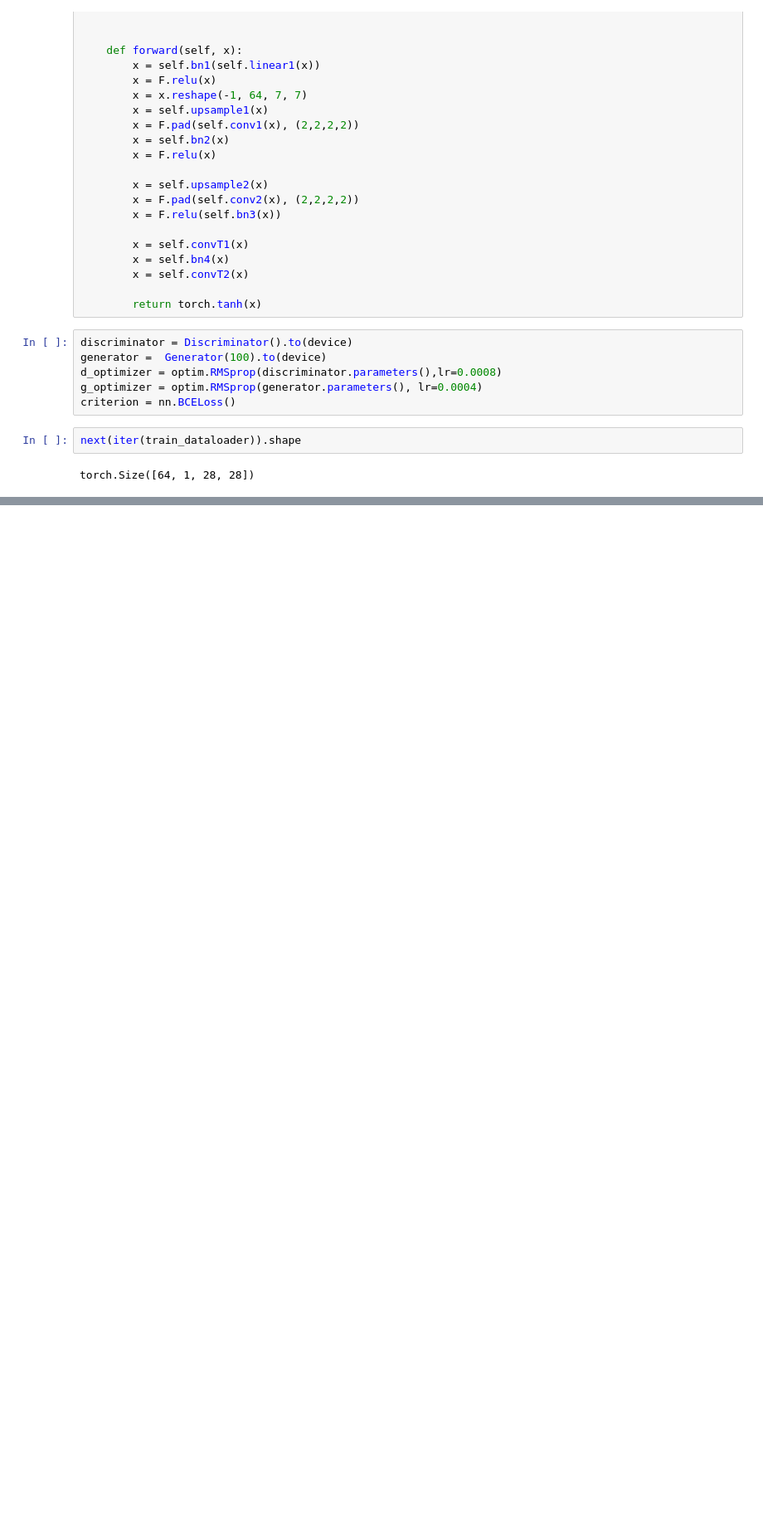
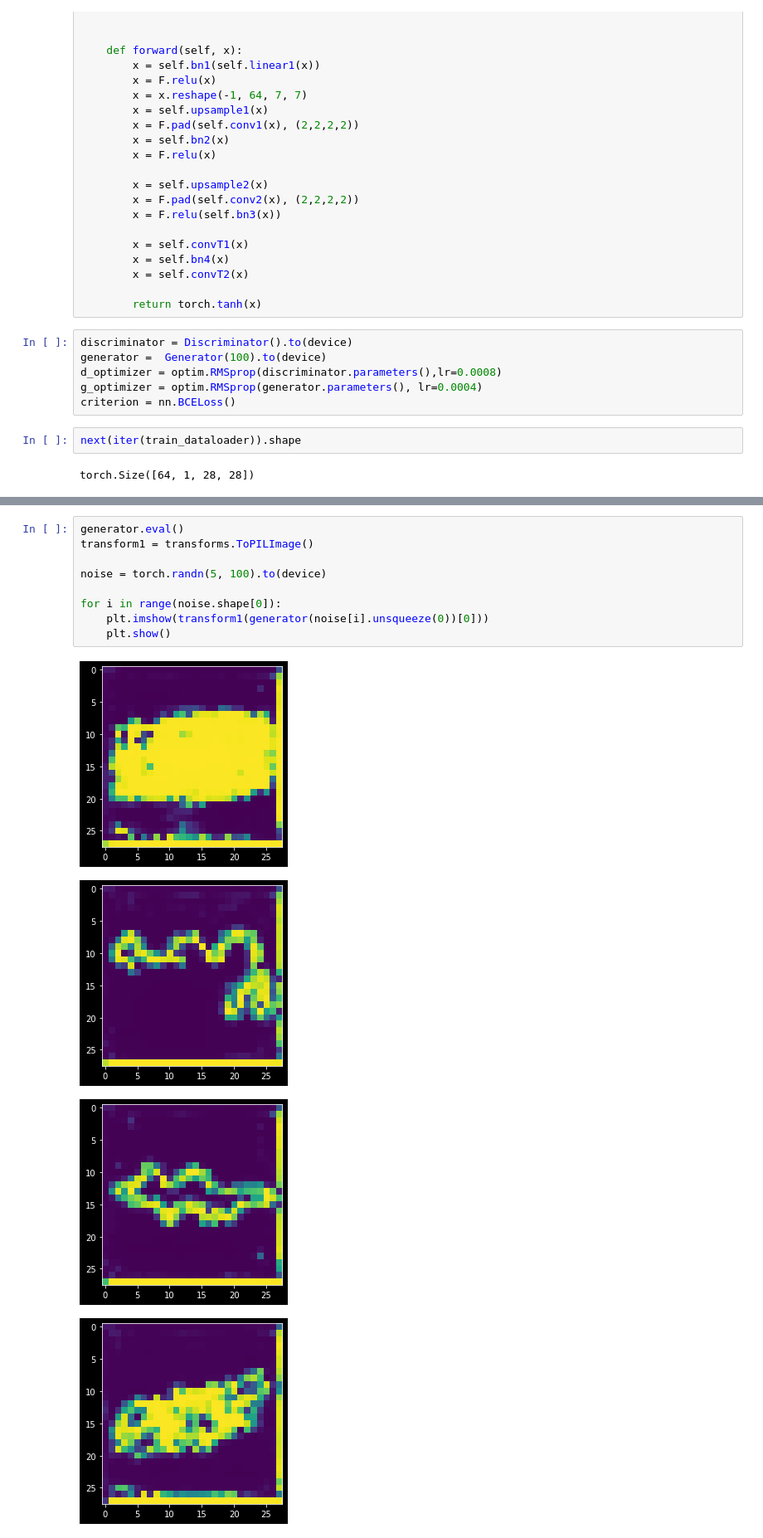
Before and after one commit to ggh5454/GDL_code_pytorch, a Jupyter notebook: 04_01_gan_camel_train.ipynb, the cells around one changed output, grey strips where cells are left out. Shown: that part at 83% size. Drawn from its saved outputs; the diff is of its cells as text; blank space fills up the shorter version.

```diff
--- a/04_01_gan_camel_train.ipynb
+++ b/04_01_gan_camel_train.ipynb
@@ -212,0 +231,14 @@ NameError: name 'd_losses' is not defined
+# %%
+generator.eval()
+transform1 = transforms.ToPILImage()
+
+noise = torch.randn(5, 100).to(device)
+
+for i in range(noise.shape[0]):
+    plt.imshow(transform1(generator(noise[i].unsqueeze(0))[0]))
+    plt.show()
+# %% [output]
+[figure, added]
+[figure, added]
+[figure, added]
+[figure, added]
```
Also changed, not shown: parts of 3 cells of this notebook, 1 other file.
